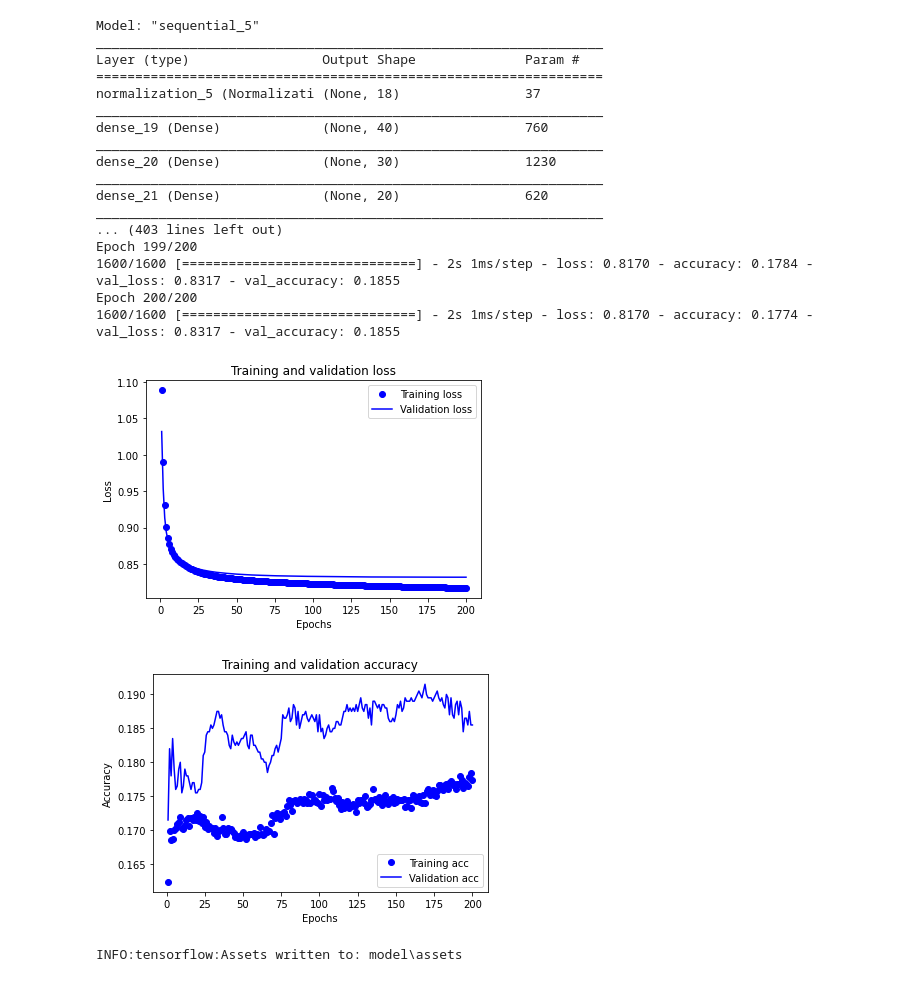
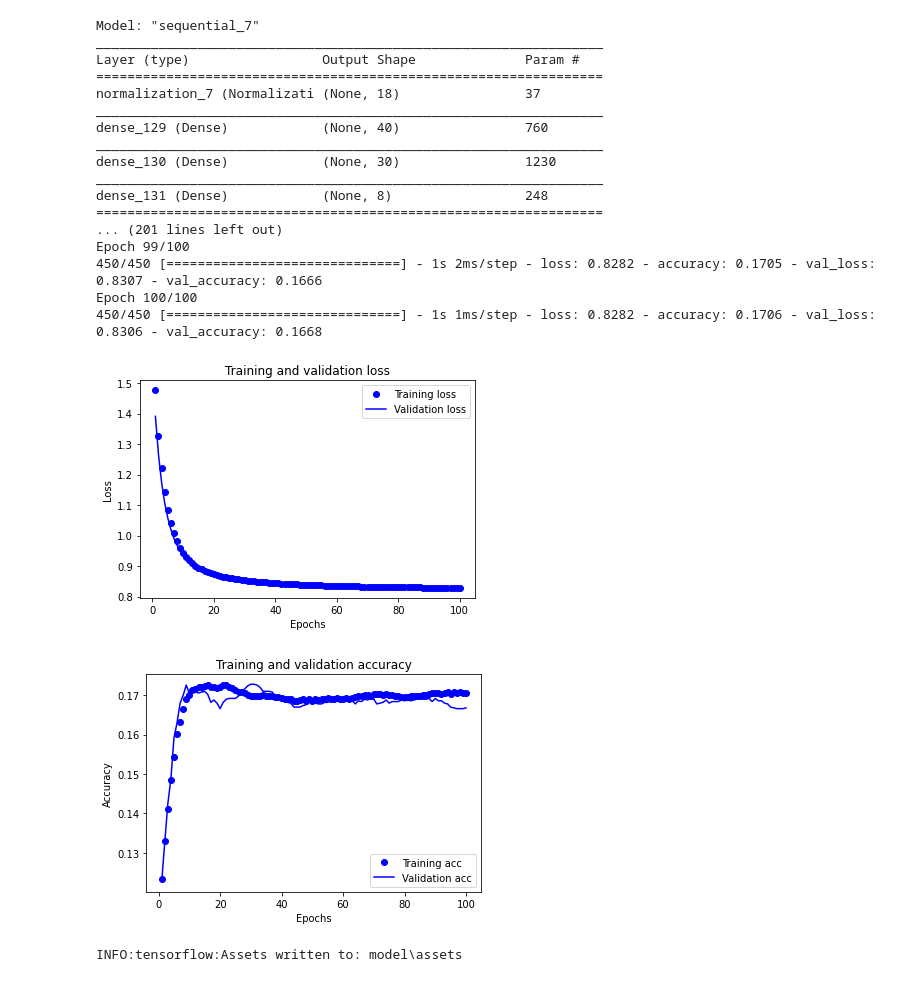
Before and after one commit to f-atwi/robot-interactive-ML-pybullet, a Jupyter notebook: python/train_model.ipynb, the cells around one changed output. Saved outputs shown, nothing was run; the diff lists cells and outputs as text; code cells hidden in the pictures.

Commit message:
Created bigger dataset and minor tweaks

```diff
--- a/python/train_model.ipynb
+++ b/python/train_model.ipynb
@@ -7,5 +7,5 @@ from keras.models import Sequential
 from sklearn.model_selection import train_test_split
 import csv
 # %%
-with np.load('dataset10000.npz') as data:
+with np.load('dataset50000.npz') as data:
     x_data,y_data = data['x'],data['y']
@@ -20,5 +12,5 @@ with np.load('dataset10000.npz') as data:
 # %%
-x_train, x_test, y_train, y_test = train_test_split(x_data, y_data, test_size=0.2)
+x_train, x_test, y_train, y_test = train_test_split(x_data, y_data, test_size=0.1)
 # %%
 
 normLayer = keras.layers.experimental.preprocessing.Normalization()
@@ -27,9 +19,8 @@ normLayer.adapt(x_train)
 
 model = Sequential([
                 normLayer,
-                Dense(40, input_shape = (18,), activation='relu'),
+                Dense(40, input_shape = (18,), activation='linear'),
                 Dense(30, activation='relu'),
-                Dense(20, activation='relu'),
                 Dense(8, activation='linear'),
 
 ])
@@ -38,7 +29,7 @@ print(model.summary())
 
 
 model.compile(loss="mse", optimizer = keras.optimizers.Adam(learning_rate=1e-5), metrics=['accuracy'])
-history = model.fit(x_train, y_train, epochs = 200, batch_size = 5 , validation_data = (x_test, y_test))
+history = model.fit(x_train, y_train, epochs = 100, batch_size = 100 , validation_data = (x_test, y_test))
 
 history_dict = history.history
 history_dict.keys()
@@ -48,46 +39,46 @@ val_acc = history.history['val_accuracy']
 loss = history.history['loss']
 val_loss = history.history['val_loss']
 
 
 epochs = range(1, len(acc) + 1)
 
 plt.plot(epochs, loss, 'bo', label='Training loss')
 plt.plot(epochs, val_loss, 'b', label='Validation loss')
 plt.title('Training and validation loss')
 plt.xlabel('Epochs')
 plt.ylabel('Loss')
 plt.legend()
 
 plt.show()
 
 plt.plot(epochs, acc, 'bo', label='Training acc')
 plt.plot(epochs, val_acc, 'b', label='Validation acc')
 plt.title('Training and validation accuracy')
 plt.xlabel('Epochs')
 plt.ylabel('Accuracy')
 plt.legend()
 
 plt.show()
 # %% [output]
-Model: "sequential_5"
+Model: "sequential_7"
 _________________________________________________________________
 Layer (type)                 Output Shape              Param #
 =================================================================
-normalization_5 (Normalizati (None, 18)                37
+normalization_7 (Normalizati (None, 18)                37
 _________________________________________________________________
-dense_19 (Dense)             (None, 40)                760
+dense_129 (Dense)            (None, 40)                760
 _________________________________________________________________
-dense_20 (Dense)             (None, 30)                1230
+dense_130 (Dense)            (None, 30)                1230
 _________________________________________________________________
-dense_21 (Dense)             (None, 20)                620
-_________________________________________________________________
-... (403 lines left out)
-Epoch 199/200
-1600/1600 [==============================] - 2s 1ms/step - loss: 0.8170 - accuracy: 0.1784 - val_loss: 0.8317 - val_accuracy: 0.1855
-Epoch 200/200
-1600/1600 [==============================] - 2s 1ms/step - loss: 0.8170 - accuracy: 0.1774 - val_loss: 0.8317 - val_accuracy: 0.1855
+dense_131 (Dense)            (None, 8)                 248
+=================================================================
+... (201 lines left out)
+Epoch 99/100
+450/450 [==============================] - 1s 2ms/step - loss: 0.8282 - accuracy: 0.1705 - val_loss: 0.8307 - val_accuracy: 0.1666
+Epoch 100/100
+450/450 [==============================] - 1s 1ms/step - loss: 0.8282 - accuracy: 0.1706 - val_loss: 0.8306 - val_accuracy: 0.1668
-[figure, old version]
+[figure, new version]
-[figure, old version]
+[figure, new version]
 # %%
 model.save("model")
 # %% [output]
```
Also changed, not shown: parts of 2 cells of this notebook, 13 other files.
